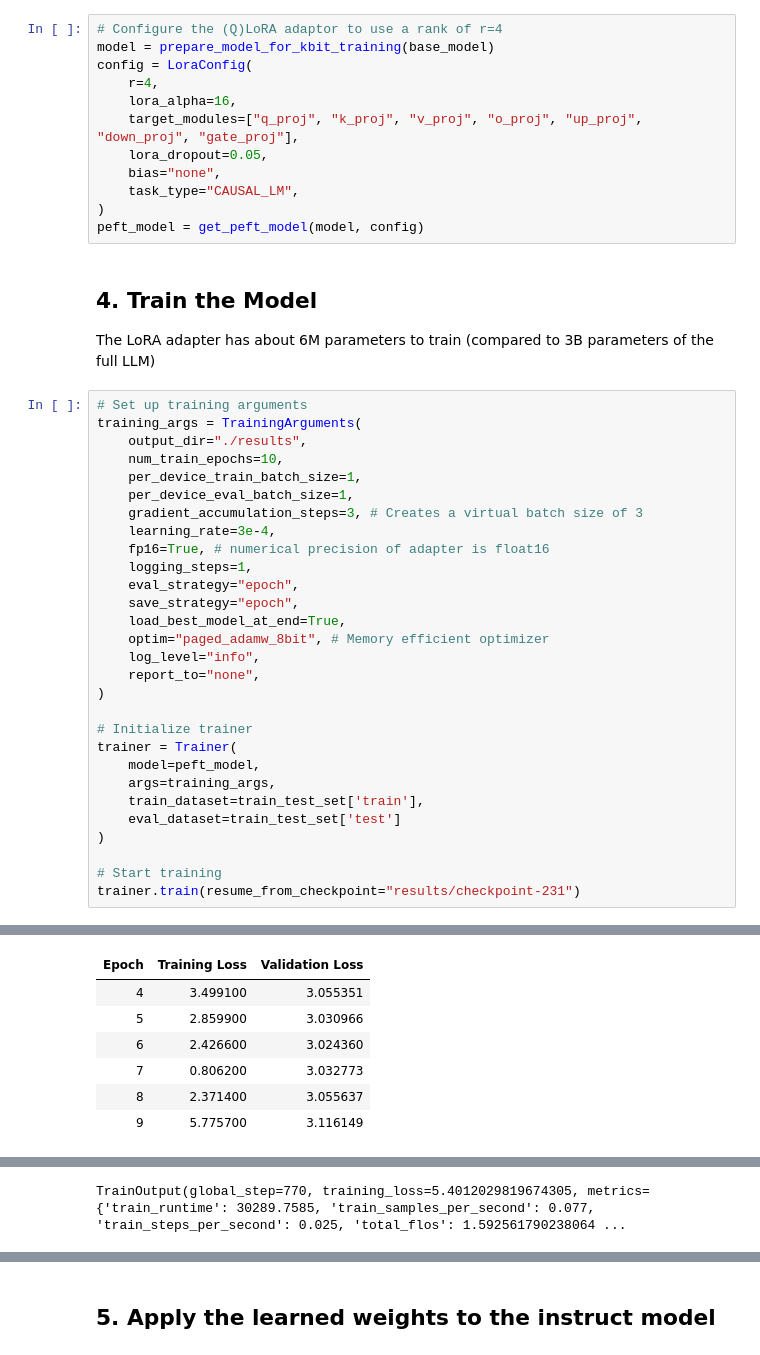
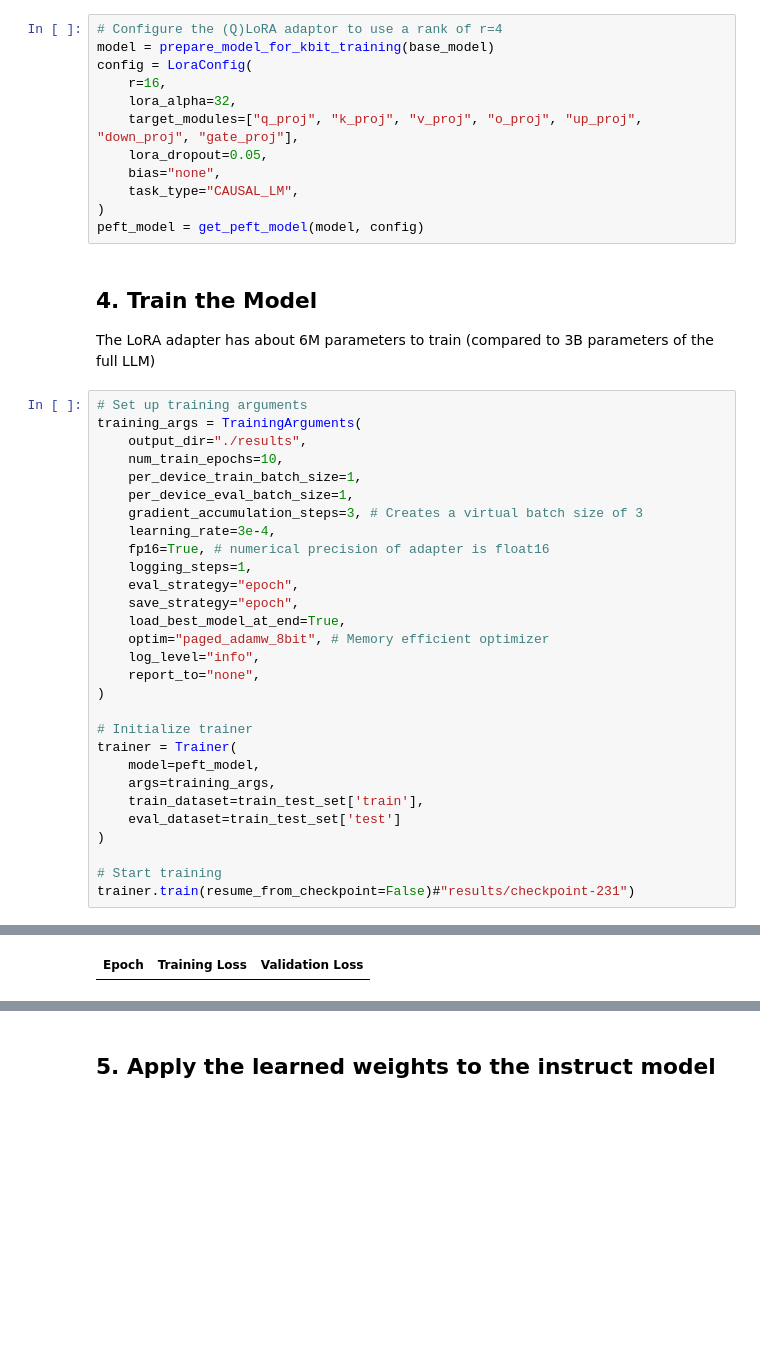
Before and after one commit to arminwitte/mistral-peft, a Jupyter notebook: notebook_kaggle_llama.ipynb, the cells around one changed output, grey strips where cells are left out. Saved outputs shown, nothing was run; the diff lists cells and outputs as text; blank space fills up the shorter version.

```diff
--- a/notebook_kaggle_llama.ipynb
+++ b/notebook_kaggle_llama.ipynb
@@ -133,8 +134,8 @@ if base_model.config.pad_token_id is None:
 # Configure the (Q)LoRA adaptor to use a rank of r=4
 model = prepare_model_for_kbit_training(base_model)
 config = LoraConfig(
-    r=4,
-    lora_alpha=16,
+    r=16,
+    lora_alpha=32,
     target_modules=["q_proj", "k_proj", "v_proj", "o_proj", "up_proj", "down_proj", "gate_proj"],
     lora_dropout=0.05,
     bias="none",
@@ -173,6 +174,6 @@ trainer = Trainer(
 )
 
 # Start training
-trainer.train(resume_from_checkpoint="results/checkpoint-231")
+trainer.train(resume_from_checkpoint=False)#"results/checkpoint-231")
 # %% [output]
 Using auto half precision backend
@@ -194,7 +190 @@ Loading model from results/checkpoint-231.
 | Epoch | Training Loss | Validation Loss |
-| 4 | 3.499100 | 3.055351 |
-| 5 | 2.859900 | 3.030966 |
-| 6 | 2.426600 | 3.024360 |
-| 7 | 0.806200 | 3.032773 |
-| 8 | 2.371400 | 3.055637 |
-| 9 | 5.775700 | 3.116149 |
@@ -218,4 +191,3 @@ Loading best model from ./results/checkpoint-465 (score: 3.024360418319702).
-TrainOutput(global_step=770, training_loss=5.4012029819674305, metrics={'train_runtime': 30289.7585, 'train_samples_per_second': 0.077, 'train_steps_per_second': 0.025, 'total_flos': 1.592561790238064 ...
 # %%
 # Save the LoRA adapter weights:
 lora_save_path = "lora_weights"
```
Also changed, not shown: parts of 9 cells of this notebook.
